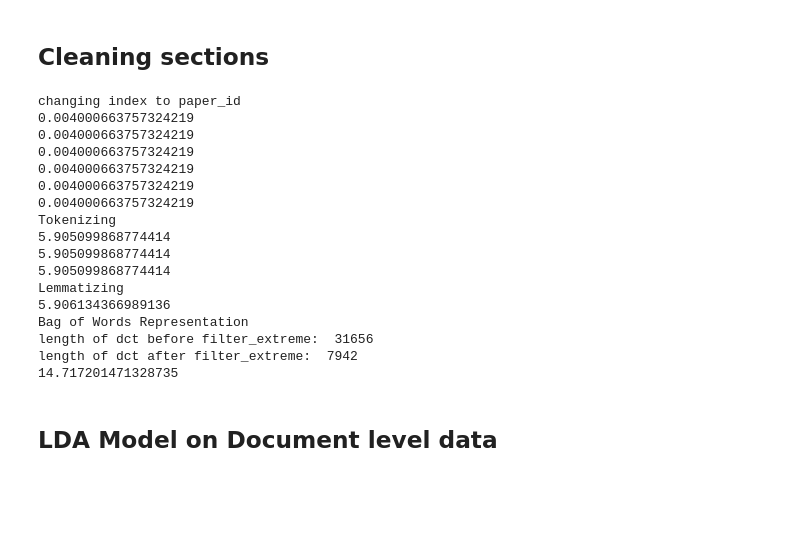
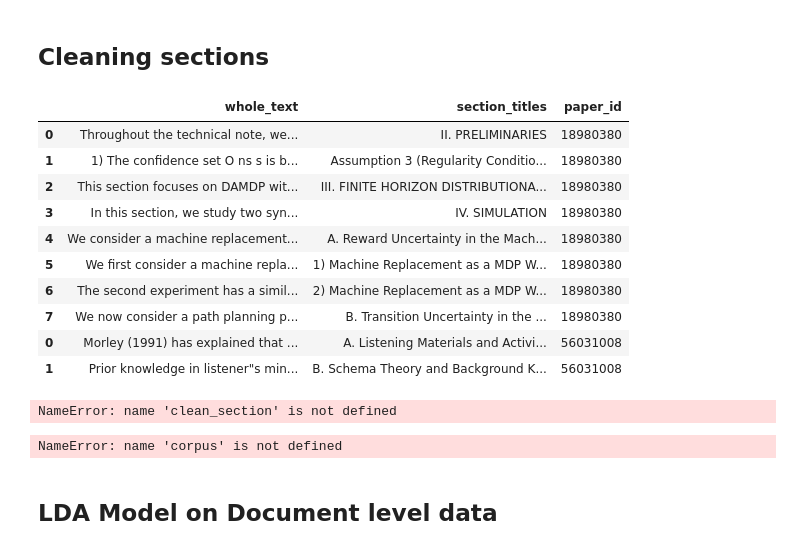
Before and after one commit to markaksen/HighResLDA, a Jupyter notebook: sections_analysis.ipynb, the cells around one changed output. Drawn from its saved outputs; the diff is of its cells as text; code cells hidden in the pictures; blank space fills up the shorter version.

```diff
--- a/sections_analysis.ipynb
+++ b/sections_analysis.ipynb
@@ -69,28 +69,24 @@ print(len(docs_cleaned['ids']), len(docs_cleaned['corpus']))
 # %% [markdown]
 ## Cleaning sections
 # %%
-sections_df = process_sections(text_df)
+sections_df = clean_data.process_sections(text_df)
 sections_df.head(10)
+# %% [output]
+|  | whole_text | section_titles | paper_id |
+| 0 | Throughout the technical note, we... | II. PRELIMINARIES | 18980380 |
+| 1 | 1) The confidence set O ns s is b... | Assumption 3 (Regularity Conditio... | 18980380 |
+| 2 | This section focuses on DAMDP wit... | III. FINITE HORIZON DISTRIBUTIONA... | 18980380 |
+| 3 | In this section, we study two syn... | IV. SIMULATION | 18980380 |
+| 4 | We consider a machine replacement... | A. Reward Uncertainty in the Mach... | 18980380 |
+| 5 | We first consider a machine repla... | 1) Machine Replacement as a MDP W... | 18980380 |
+| 6 | The second experiment has a simil... | 2) Machine Replacement as a MDP W... | 18980380 |
+| 7 | We now consider a path planning p... | B. Transition Uncertainty in the ... | 18980380 |
+| 0 | Morley (1991) has explained that ... | A. Listening Materials and Activi... | 56031008 |
+| 1 | Prior knowledge in listener"s min... | B. Schema Theory and Background K... | 56031008 |
 # %%
 sections_cleaned = clean_section(sections_df, file_name='section_level_kw', output_dir='./Dataset/cleaned/cs-med/',section_lvl = True)
 # %% [output]
-changing index to paper_id
-0.004000663757324219
-0.004000663757324219
-0.004000663757324219
-0.004000663757324219
-0.004000663757324219
-0.004000663757324219
-Tokenizing
-5.905099868774414
-5.905099868774414
-5.905099868774414
-Lemmatizing
-5.906134366989136
-Bag of Words Representation
-length of dct before filter_extreme:  31656
-length of dct after filter_extreme:  7942
-14.717201471328735
+NameError: name 'clean_section' is not defined
 # %%
 corpus = sections_cleaned['corpus']
 dct = sections_cleaned['dct']
@@ -135,6 +132,8 @@ for d_idx,d in enumerate(corpus):
 
         weights[d_idx][w_idx] = weight_combined
 weights = (weights-np.min(weights)) / (np.max(weights)-np.min(weights))
+# %% [output]
+NameError: name 'corpus' is not defined
 # %%
 # Update gensim corpus with weighted values
 for d_idx,d in enumerate(corpus):
```
Also changed, not shown: parts of 15 cells of this notebook, 2 other files.
